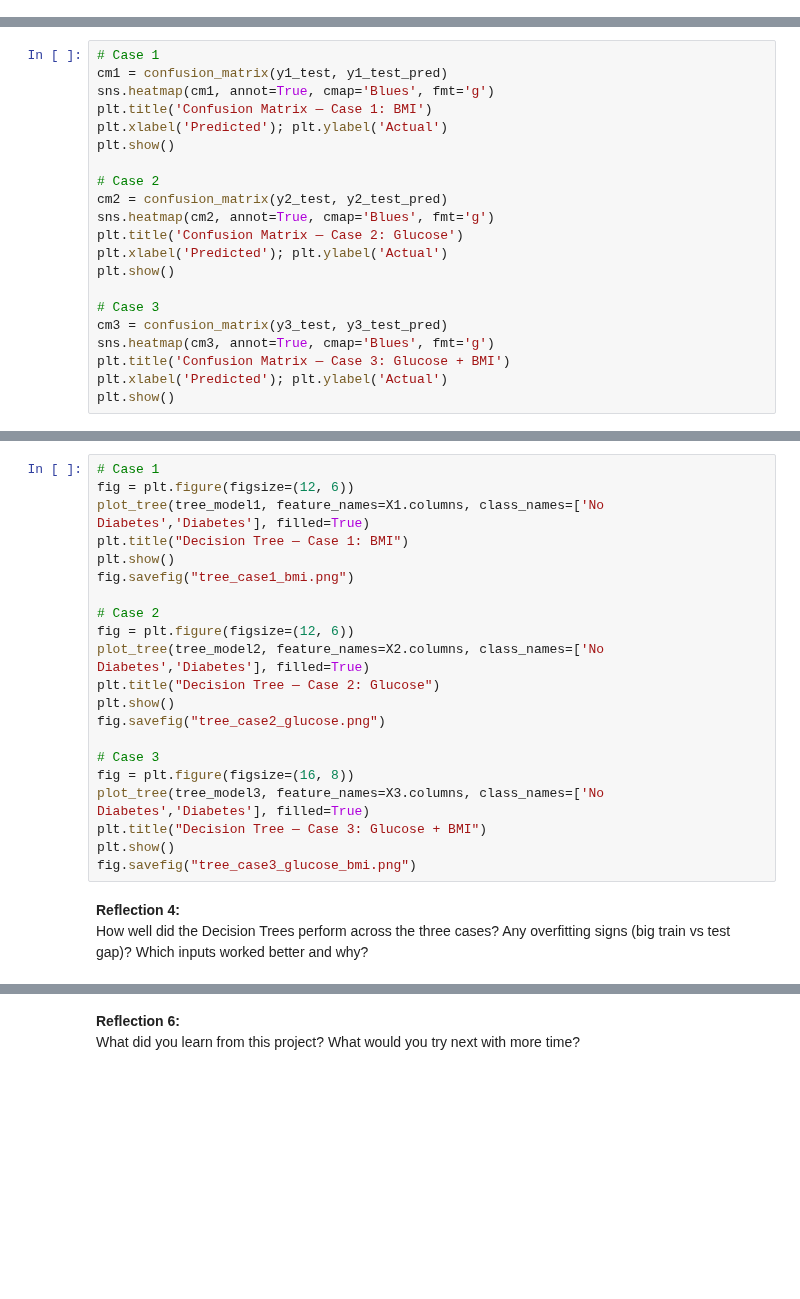
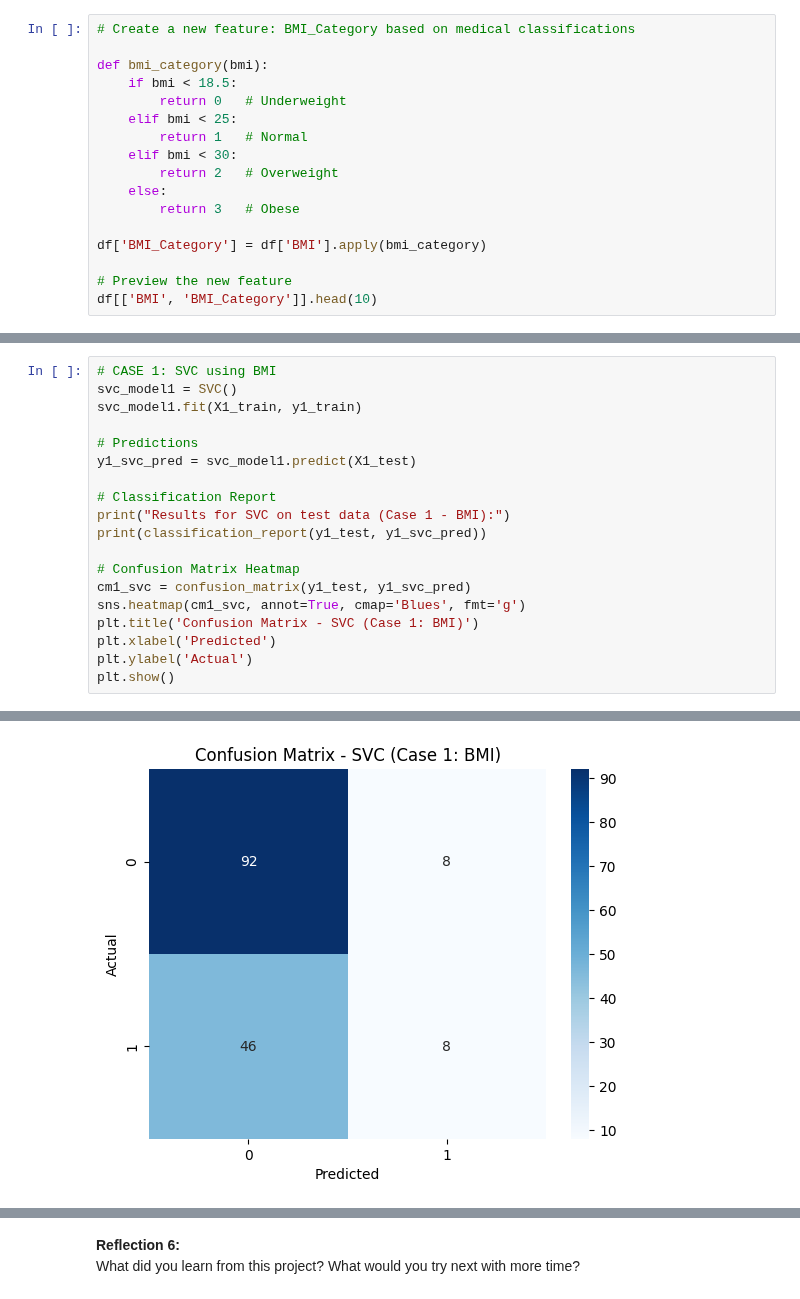
Before and after one commit to BethSpornitz/ml01, a Jupyter notebook: notebooks/midterm/ml_midterm_bethspornitz.ipynb, the cells around one changed output, grey strips where cells are left out. Saved outputs shown, nothing was run; the diff lists cells and outputs as text; blank space fills up the shorter version.

```diff
--- a/notebooks/midterm/ml_midterm_bethspornitz.ipynb
+++ b/notebooks/midterm/ml_midterm_bethspornitz.ipynb
@@ -103,0 +173,17 @@ print("Any NaNs left?", df.isna().sum().sum())
+# %%
+# Create a new feature: BMI_Category based on medical classifications
+
+def bmi_category(bmi):
+    if bmi < 18.5:
+        return 0   # Underweight
+    elif bmi < 25:
+        return 1   # Normal
+    elif bmi < 30:
+        return 2   # Overweight
+    else:
+        return 3   # Obese
+
+df['BMI_Category'] = df['BMI'].apply(bmi_category)
+
+# Preview the new feature
+df[['BMI', 'BMI_Category']].head(10)
@@ -209,21 +444,20 @@ print(classification_report(y3_test, y3_test_pred))
 # %%
-# Case 1
-cm1 = confusion_matrix(y1_test, y1_test_pred)
-sns.heatmap(cm1, annot=True, cmap='Blues', fmt='g')
-plt.title('Confusion Matrix — Case 1: BMI')
-plt.xlabel('Predicted'); plt.ylabel('Actual')
+# CASE 1: SVC using BMI
+svc_model1 = SVC()
+svc_model1.fit(X1_train, y1_train)
+
+# Predictions
+y1_svc_pred = svc_model1.predict(X1_test)
+
+# Classification Report
+print("Results for SVC on test data (Case 1 - BMI):")
+print(classification_report(y1_test, y1_svc_pred))
+
+# Confusion Matrix Heatmap
+cm1_svc = confusion_matrix(y1_test, y1_svc_pred)
+sns.heatmap(cm1_svc, annot=True, cmap='Blues', fmt='g')
+plt.title('Confusion Matrix - SVC (Case 1: BMI)')
+plt.xlabel('Predicted')
+plt.ylabel('Actual')
 plt.show()
-
-# Case 2
-cm2 = confusion_matrix(y2_test, y2_test_pred)
-sns.heatmap(cm2, annot=True, cmap='Blues', fmt='g')
-plt.title('Confusion Matrix — Case 2: Glucose')
-plt.xlabel('Predicted'); plt.ylabel('Actual')
-plt.show()
-
-# Case 3
-cm3 = confusion_matrix(y3_test, y3_test_pred)
-sns.heatmap(cm3, annot=True, cmap='Blues', fmt='g')
-plt.title('Confusion Matrix — Case 3: Glucose + BMI')
-plt.xlabel('Predicted'); plt.ylabel('Actual')
-plt.show()
+# %% [output]
@@ -230,24 +473 @@ plt.show()
+[figure, added]
-# %%
-# Case 1
-fig = plt.figure(figsize=(12, 6))
-plot_tree(tree_model1, feature_names=X1.columns, class_names=['No Diabetes','Diabetes'], filled=True)
-plt.title("Decision Tree — Case 1: BMI")
-plt.show()
-fig.savefig("tree_case1_bmi.png")
-
-# Case 2
-fig = plt.figure(figsize=(12, 6))
-plot_tree(tree_model2, feature_names=X2.columns, class_names=['No Diabetes','Diabetes'], filled=True)
-plt.title("Decision Tree — Case 2: Glucose")
-plt.show()
-fig.savefig("tree_case2_glucose.png")
-
-# Case 3
-fig = plt.figure(figsize=(16, 8))
-plot_tree(tree_model3, feature_names=X3.columns, class_names=['No Diabetes','Diabetes'], filled=True)
-plt.title("Decision Tree — Case 3: Glucose + BMI")
-plt.show()
-fig.savefig("tree_case3_glucose_bmi.png")
-# %% [markdown]
-**Reflection 4:**
-How well did the Decision Trees perform across the three cases? Any overfitting signs (big train vs test gap)? Which inputs worked better and why?
```
Also changed, not shown: parts of 50 cells of this notebook, 1 other file.
